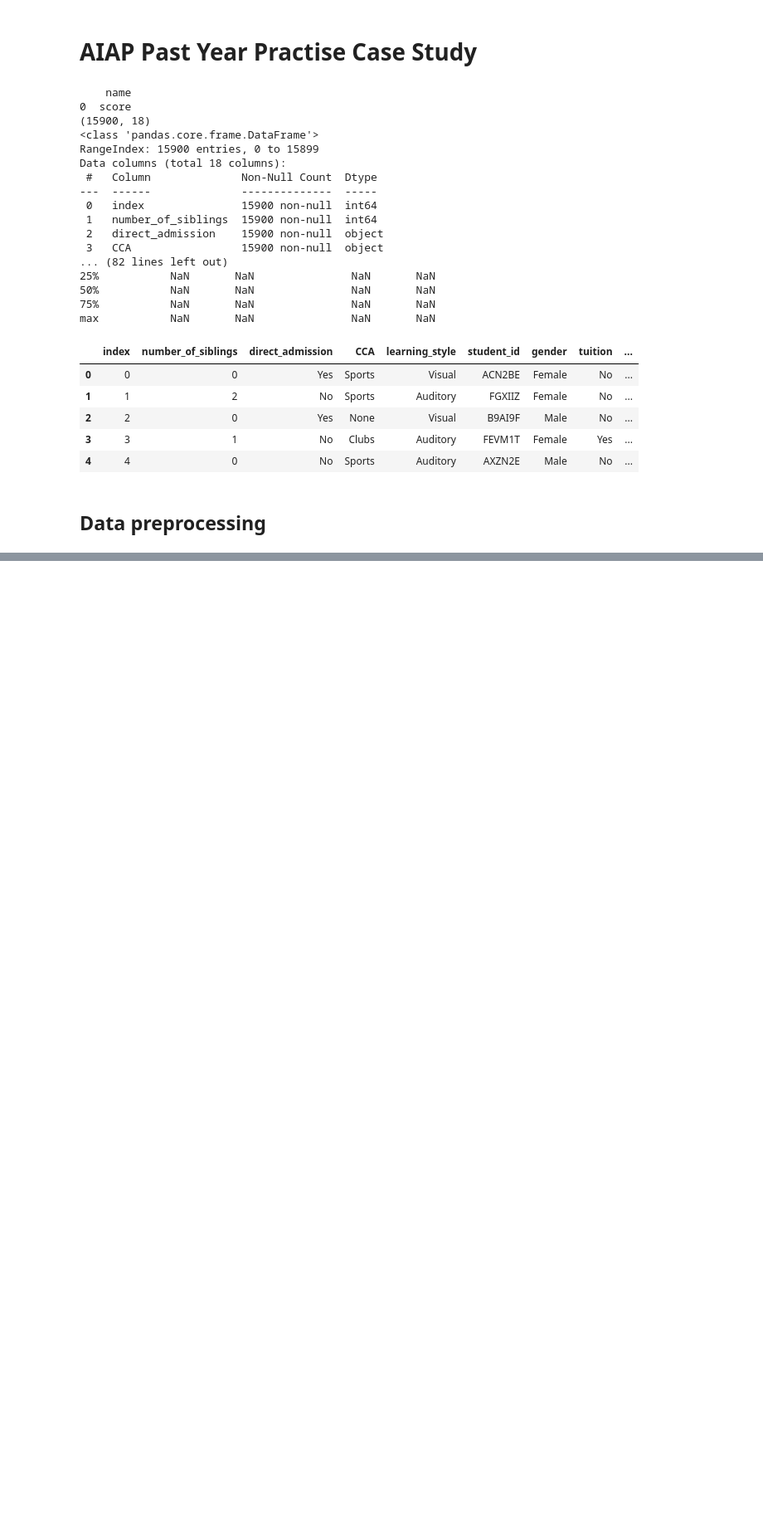
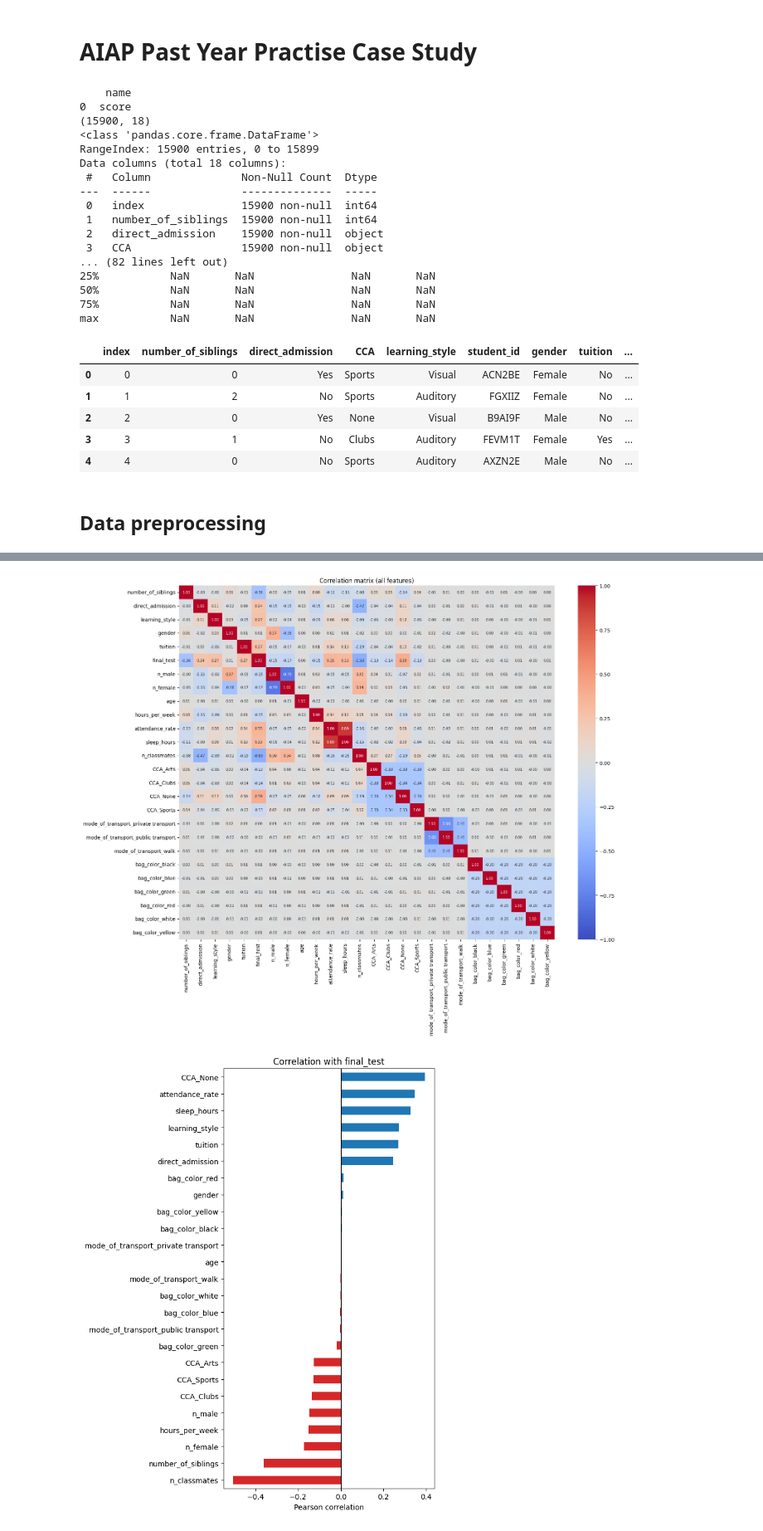
Before and after one commit to EdwardCKB/daily-ds, a Jupyter notebook: ml/clean-code/aiap-student-score-prediction.ipynb, the cells around one changed output, grey strips where cells are left out. Shown at 83% size. Drawn from its saved outputs; the diff is of its cells as text; code cells hidden in the pictures; blank space fills up the shorter version.

```diff
--- a/ml/clean-code/aiap-student-score-prediction.ipynb
+++ b/ml/clean-code/aiap-student-score-prediction.ipynb
@@ -114,0 +184,37 @@ def data_processing(df):
+# %%
+# Build a numeric-only copy for correlation
+heat_df = df_cleaned.drop(columns=['index', 'student_id', 'sleep_time', 'wake_time'])
+
+# 1. Two-value categories, 0/1
+binary_map = {'direct_admission': {'Yes': 1, 'No': 0},
+              'tuition':          {'Yes': 1, 'No': 0},
+              'gender':           {'Male': 1, 'Female': 0},
+              'learning_style':   {'Visual': 1, 'Auditory': 0}}
+for col, mapping in binary_map.items():
+    heat_df[col] = heat_df[col].map(mapping)
+
+# 2. Multi-value categories, 0/1 column per category
+heat_df = pd.get_dummies(heat_df, columns=['CCA', 'mode_of_transport', 'bag_color'],dtype=int)
+
+corr = heat_df.corr()
+
+# Plot 1: full heatmap
+plt.figure(figsize=(16, 13))
+sns.heatmap(corr, annot=True, fmt='.2f', cmap='coolwarm', center=0, vmin=-1, vmax=1, annot_kws={'size': 7})
+plt.title('Correlation matrix (all features)')
+plt.tight_layout()
+plt.show()
+
+# Plot 2: correlation with final_test only, ranked
+target_corr = corr['final_test'].drop('final_test').sort_values()
+
+plt.figure(figsize=(7, 9))
+target_corr.plot(kind='barh',color=['tab:red' if v < 0 else 'tab:blue' for v in target_corr])
+plt.axvline(0, color='black', linewidth=0.8)
+plt.title('Correlation with final_test')
+plt.xlabel('Pearson correlation')
+plt.tight_layout()
+plt.show()
+# %% [output]
+[figure, added]
+[figure, added]
```
Also changed, not shown: parts of 11 cells of this notebook.
